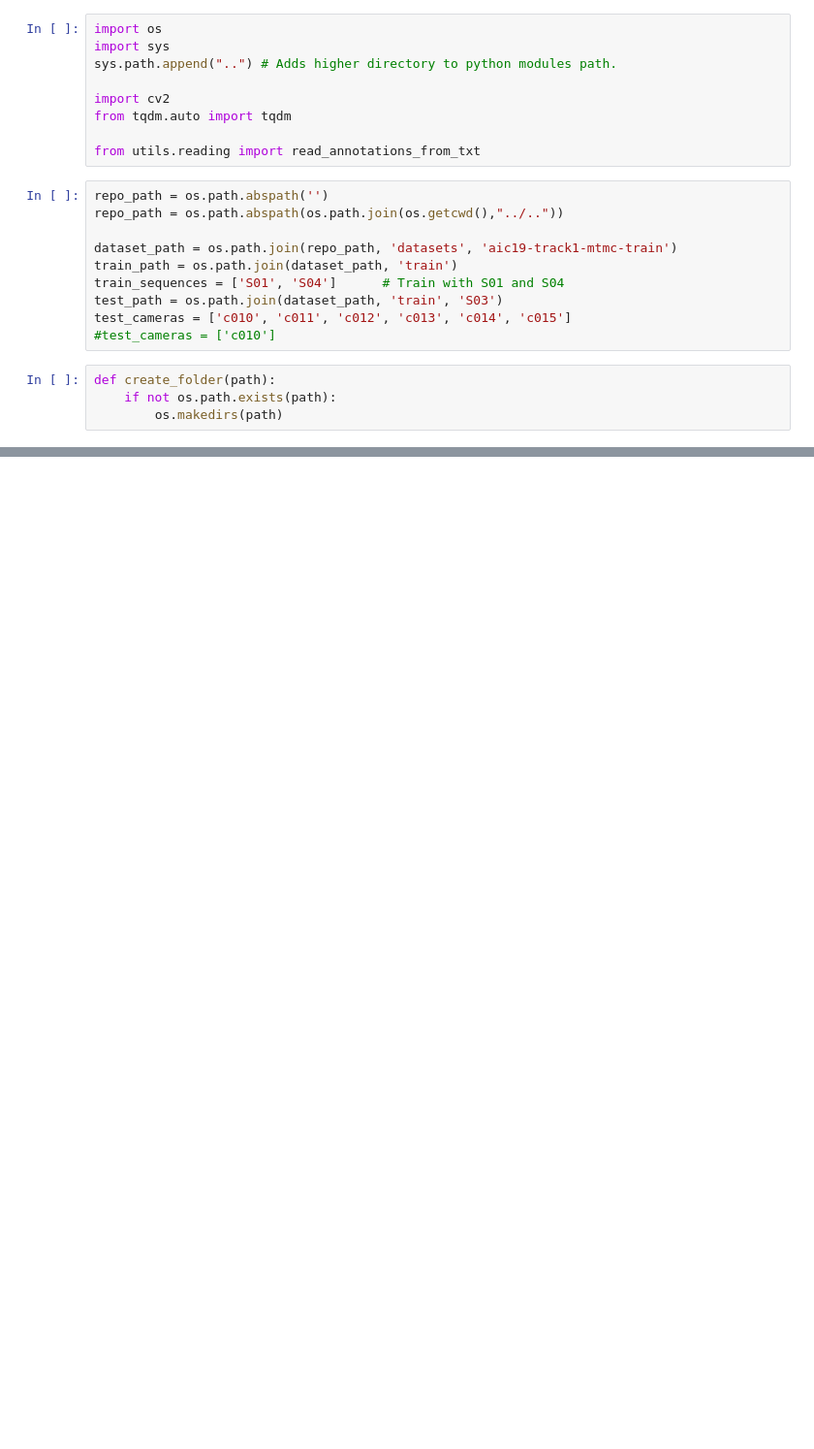
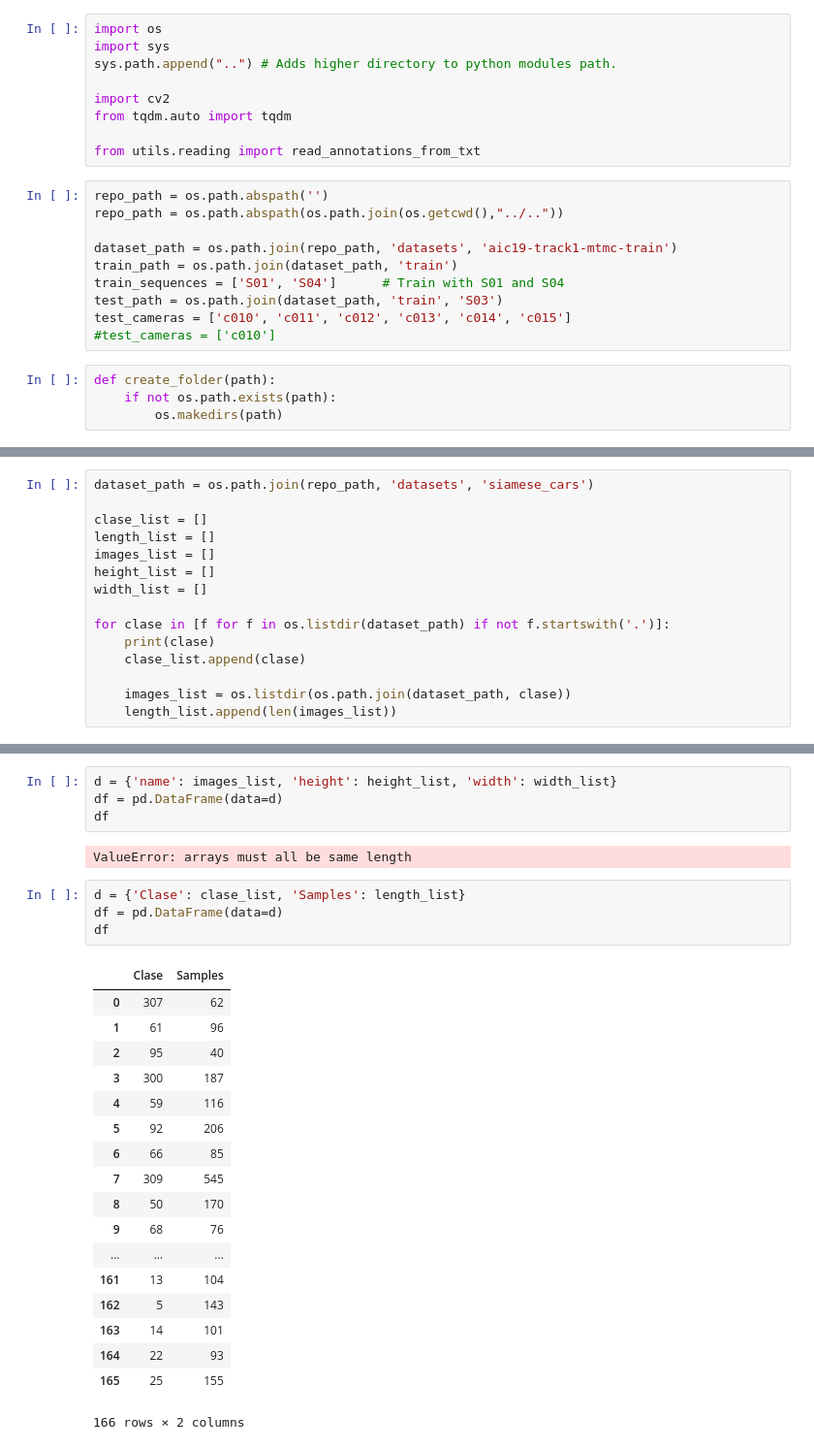
Before and after one commit to mcv-m6-video/mcv-m6-2019-team3, a Jupyter notebook: week5/notebooks/Create siamese dataset.ipynb, the cells around one changed output, grey strips where cells are left out. Shown at 97% size. Saved outputs shown, nothing was run; the diff lists cells and outputs as text; blank space fills up the shorter version.

```diff
--- a/week5/notebooks/Create siamese dataset.ipynb
+++ b/week5/notebooks/Create siamese dataset.ipynb
@@ -76,0 +114,15 @@ for sequence in train_sequences:
+# %%
+dataset_path = os.path.join(repo_path, 'datasets', 'siamese_cars')
+
+clase_list = []
+length_list = []
+images_list = []
+height_list = []
+width_list = []
+
+for clase in [f for f in os.listdir(dataset_path) if not f.startswith('.')]:
+    print(clase)
+    clase_list.append(clase)
+
+    images_list = os.listdir(os.path.join(dataset_path, clase))
+    length_list.append(len(images_list))
@@ -76,0 +167,29 @@ for sequence in train_sequences:
+# %%
+d = {'name': images_list, 'height': height_list, 'width': width_list}
+df = pd.DataFrame(data=d)
+df
+# %% [output]
+ValueError: arrays must all be same length
+# %%
+d = {'Clase': clase_list, 'Samples': length_list}
+df = pd.DataFrame(data=d)
+df
+# %% [output]
+|  | Clase | Samples |
+| 0 | 307 | 62 |
+| 1 | 61 | 96 |
+| 2 | 95 | 40 |
+| 3 | 300 | 187 |
+| 4 | 59 | 116 |
+| 5 | 92 | 206 |
+| 6 | 66 | 85 |
+| 7 | 309 | 545 |
+| 8 | 50 | 170 |
+| 9 | 68 | 76 |
+| ... | ... | ... |
+| 161 | 13 | 104 |
+| 162 | 5 | 143 |
+| 163 | 14 | 101 |
+| 164 | 22 | 93 |
+| 165 | 25 | 155 |
+166 rows × 2 columns
```
Also changed, not shown: parts of 7 cells of this notebook.
